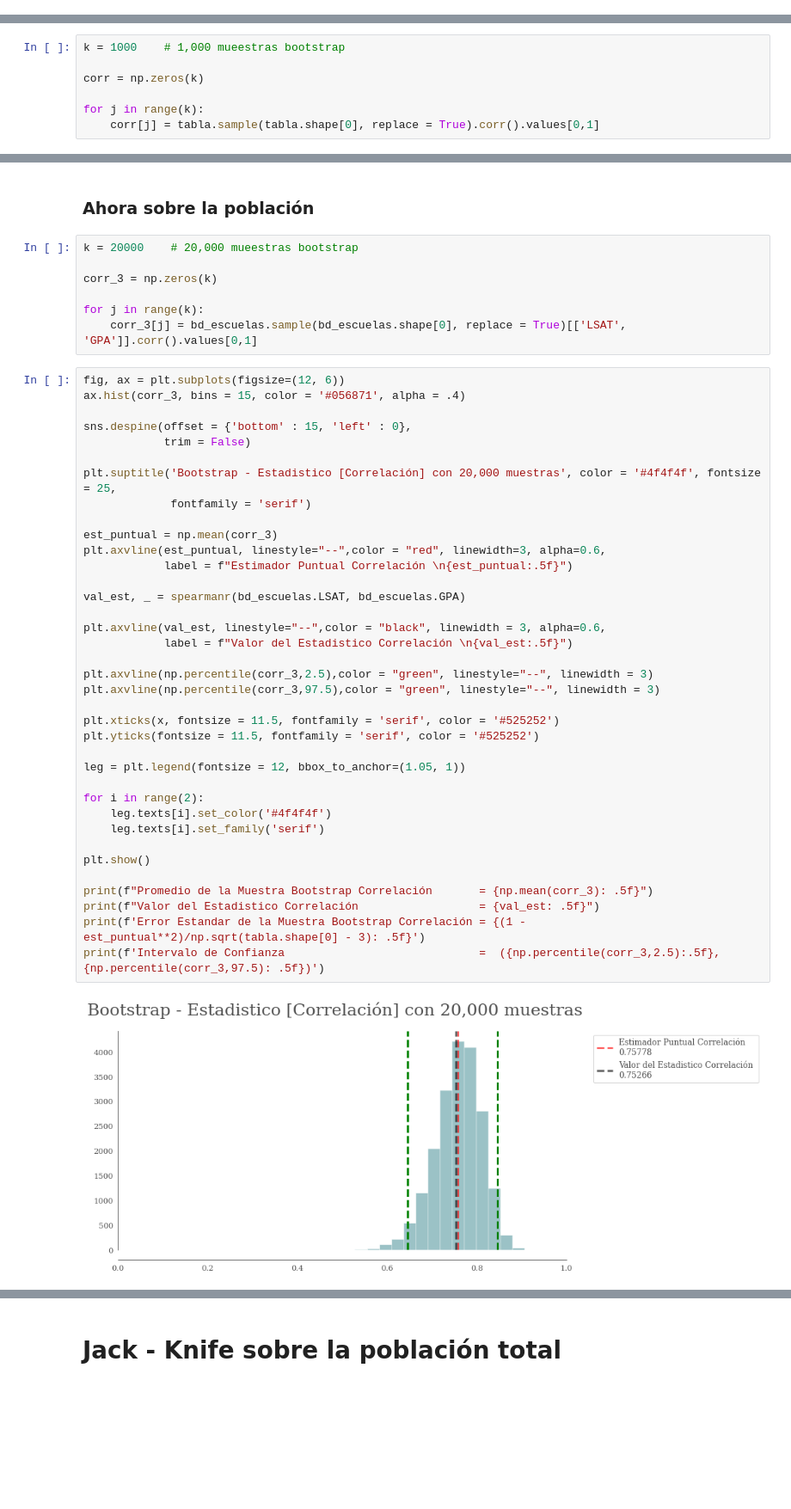
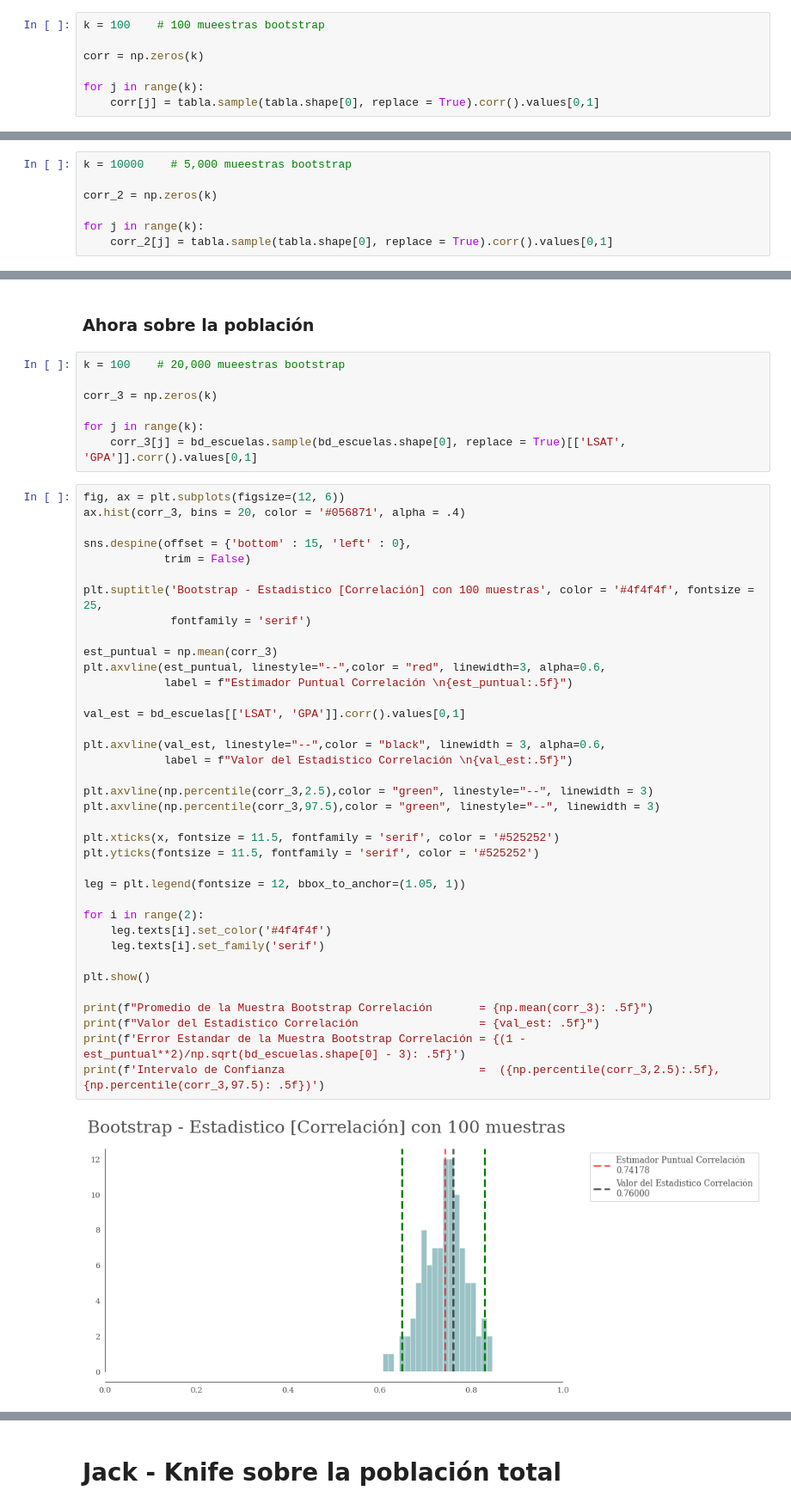
Before and after one commit to marcocampg/Seminario-Estadistica, a Jupyter notebook: Tarea 1.ipynb, the cells around one changed output, grey strips where cells are left out. Shown at 86% size. Saved outputs shown, nothing was run; the diff lists cells and outputs as text; blank space fills up the shorter version.

```diff
--- a/Tarea 1.ipynb
+++ b/Tarea 1.ipynb
@@ -502,0 +744,7 @@ tabla
+# %%
+k = 100    # 100 mueestras bootstrap
+
+corr = np.zeros(k)
+
+for j in range(k):
+    corr[j] = tabla.sample(tabla.shape[0], replace = True).corr().values[0,1]
@@ -505,9 +797,9 @@ tabla
 # %%
-k = 1000    # 1,000 mueestras bootstrap
+k = 10000    # 5,000 mueestras bootstrap
 
-corr = np.zeros(k)
+corr_2 = np.zeros(k)
 
 for j in range(k):
-    corr[j] = tabla.sample(tabla.shape[0], replace = True).corr().values[0,1]
+    corr_2[j] = tabla.sample(tabla.shape[0], replace = True).corr().values[0,1]
 # %%
 fig, ax = plt.subplots(figsize=(12, 6))
@@ -605,7 +852,7 @@ Intervalo de Confianza                             =  (0.28393, 0.89443)
 # %% [markdown]
 ### Ahora sobre la población
 # %%
-k = 20000    # 20,000 mueestras bootstrap
+k = 100    # 20,000 mueestras bootstrap
 
 corr_3 = np.zeros(k)
 
@@ -613,40 +860,40 @@ for j in range(k):
     corr_3[j] = bd_escuelas.sample(bd_escuelas.shape[0], replace = True)[['LSAT', 'GPA']].corr().values[0,1]
 # %%
 fig, ax = plt.subplots(figsize=(12, 6))
-ax.hist(corr_3, bins = 15, color = '#056871', alpha = .4)
+ax.hist(corr_3, bins = 20, color = '#056871', alpha = .4)
 
 sns.despine(offset = {'bottom' : 15, 'left' : 0},
             trim = False)
 
-plt.suptitle('Bootstrap - Estadistico [Correlación] con 20,000 muestras', color = '#4f4f4f', fontsize = 25,
+plt.suptitle('Bootstrap - Estadistico [Correlación] con 100 muestras', color = '#4f4f4f', fontsize = 25,
              fontfamily = 'serif')
 
 est_puntual = np.mean(corr_3)
 plt.axvline(est_puntual, linestyle="--",color = "red", linewidth=3, alpha=0.6,
             label = f"Estimador Puntual Correlación \n{est_puntual:.5f}")
 
-val_est, _ = spearmanr(bd_escuelas.LSAT, bd_escuelas.GPA)
+val_est = bd_escuelas[['LSAT', 'GPA']].corr().values[0,1]
 
 plt.axvline(val_est, linestyle="--",color = "black", linewidth = 3, alpha=0.6,
             label = f"Valor del Estadistico Correlación \n{val_est:.5f}")
 
 plt.axvline(np.percentile(corr_3,2.5),color = "green", linestyle="--", linewidth = 3)
 plt.axvline(np.percentile(corr_3,97.5),color = "green", linestyle="--", linewidth = 3)
 
 plt.xticks(x, fontsize = 11.5, fontfamily = 'serif', color = '#525252')
 plt.yticks(fontsize = 11.5, fontfamily = 'serif', color = '#525252')
 
 leg = plt.legend(fontsize = 12, bbox_to_anchor=(1.05, 1))
 
 for i in range(2):
     leg.texts[i].set_color('#4f4f4f')
     leg.texts[i].set_family('serif')
 
 plt.show()
 
 print(f"Promedio de la Muestra Bootstrap Correlación       = {np.mean(corr_3): .5f}")
 print(f"Valor del Estadistico Correlación                  = {val_est: .5f}")
-print(f'Error Estandar de la Muestra Bootstrap Correlación = {(1 - est_puntual**2)/np.sqrt(tabla.shape[0] - 3): .5f}')
+print(f'Error Estandar de la Muestra Bootstrap Correlación = {(1 - est_puntual**2)/np.sqrt(bd_escuelas.shape[0] - 3): .5f}')
 print(f'Intervalo de Confianza                             =  ({np.percentile(corr_3,2.5):.5f},{np.percentile(corr_3,97.5): .5f})')
 # %% [output]
-[figure, old version]
+[figure, new version]
```
Also changed, not shown: parts of 93 cells of this notebook.
